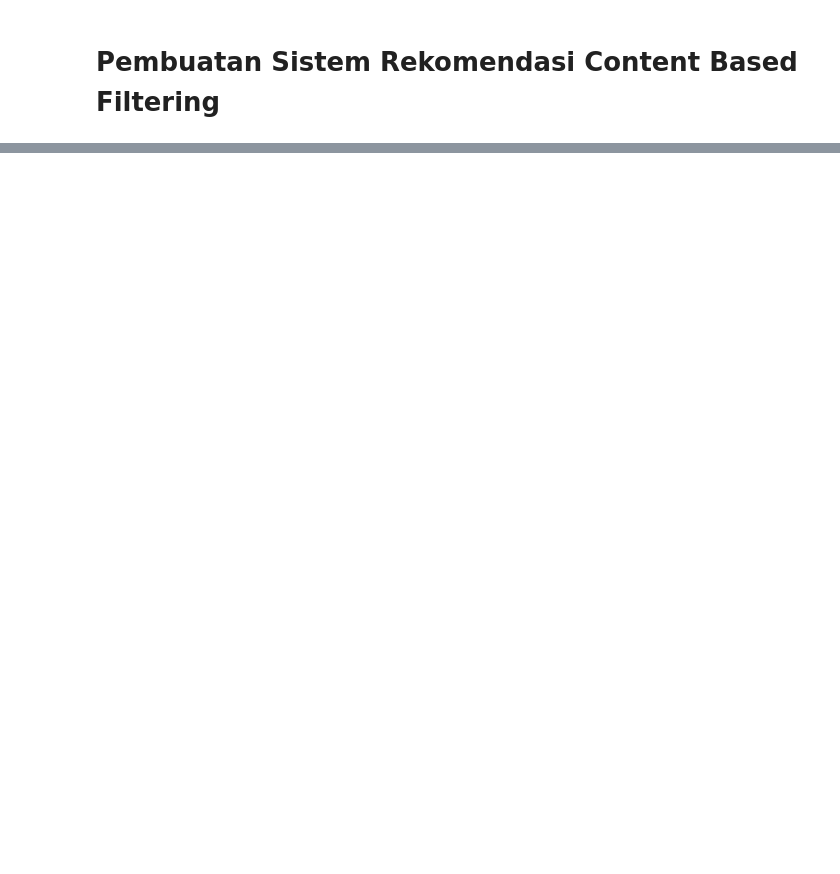
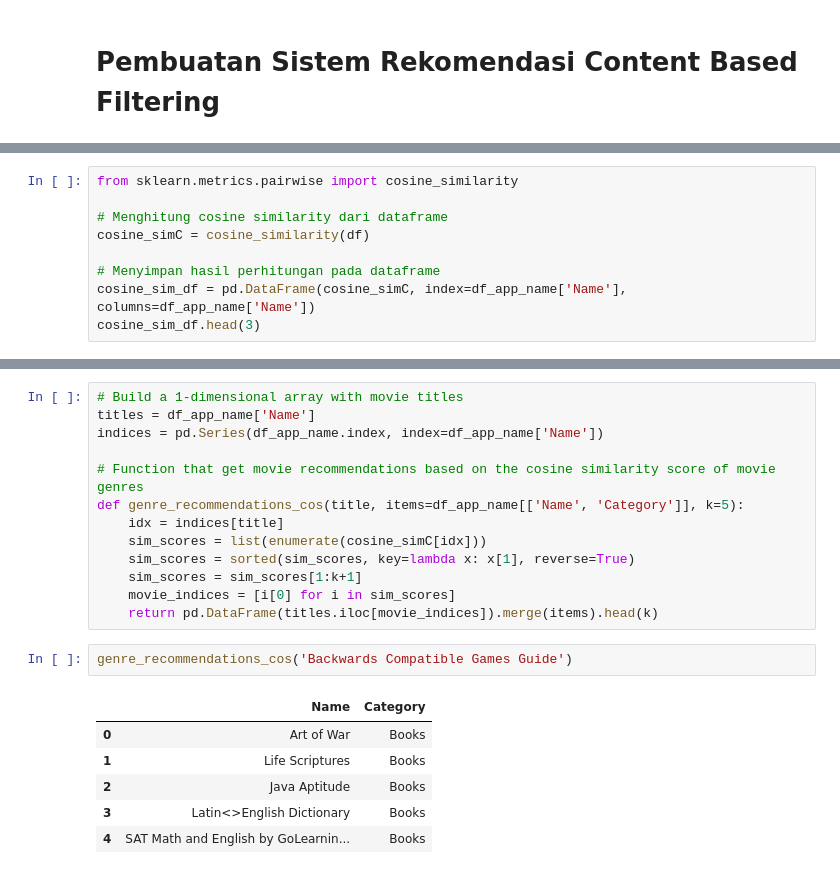
Before and after one commit to TutiAmalia/Klasifikasi-Gambar-, a Jupyter notebook: RecommendationSystem.ipynb, the cells around one changed output, grey strips where cells are left out. Cells and saved outputs as stored; diff of their text form; blank space fills up the shorter version.

```diff
--- a/RecommendationSystem.ipynb
+++ b/RecommendationSystem.ipynb
@@ -445,0 +402,9 @@ Apabila pengguna menyukai aplikasi Backwards Compatible Games Guide
+# %%
+from sklearn.metrics.pairwise import cosine_similarity
+
+# Menghitung cosine similarity dari dataframe
+cosine_simC = cosine_similarity(df)
+
+# Menyimpan hasil perhitungan pada dataframe
+cosine_sim_df = pd.DataFrame(cosine_simC, index=df_app_name['Name'], columns=df_app_name['Name'])
+cosine_sim_df.head(3)
@@ -446 +418,23 @@ Apabila pengguna menyukai aplikasi Backwards Compatible Games Guide
+# %%
+# Build a 1-dimensional array with movie titles
+titles = df_app_name['Name']
+indices = pd.Series(df_app_name.index, index=df_app_name['Name'])
+
+# Function that get movie recommendations based on the cosine similarity score of movie genres
+def genre_recommendations_cos(title, items=df_app_name[['Name', 'Category']], k=5):
+    idx = indices[title]
+    sim_scores = list(enumerate(cosine_simC[idx]))
+    sim_scores = sorted(sim_scores, key=lambda x: x[1], reverse=True)
+    sim_scores = sim_scores[1:k+1]
+    movie_indices = [i[0] for i in sim_scores]
+    return pd.DataFrame(titles.iloc[movie_indices]).merge(items).head(k)
+# %%
+genre_recommendations_cos('Backwards Compatible Games Guide')
+# %% [output]
+|  | Name | Category |
+| 0 | Art of War | Books |
+| 1 | Life Scriptures | Books |
+| 2 | Java Aptitude | Books |
+| 3 | Latin<>English Dictionary | Books |
+| 4 | SAT Math and English by GoLearnin... | Books |
 # %%
```
Also changed, not shown: parts of 15 cells of this notebook.
